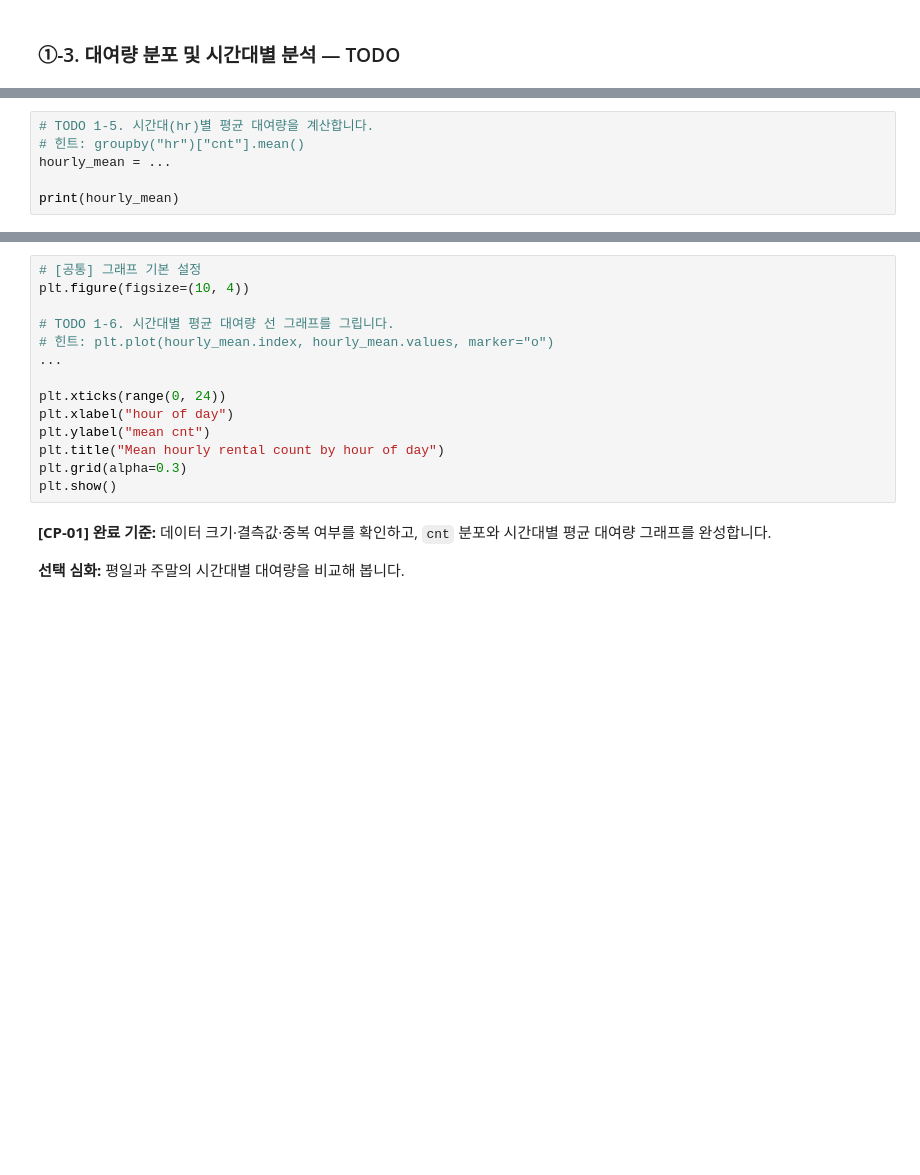
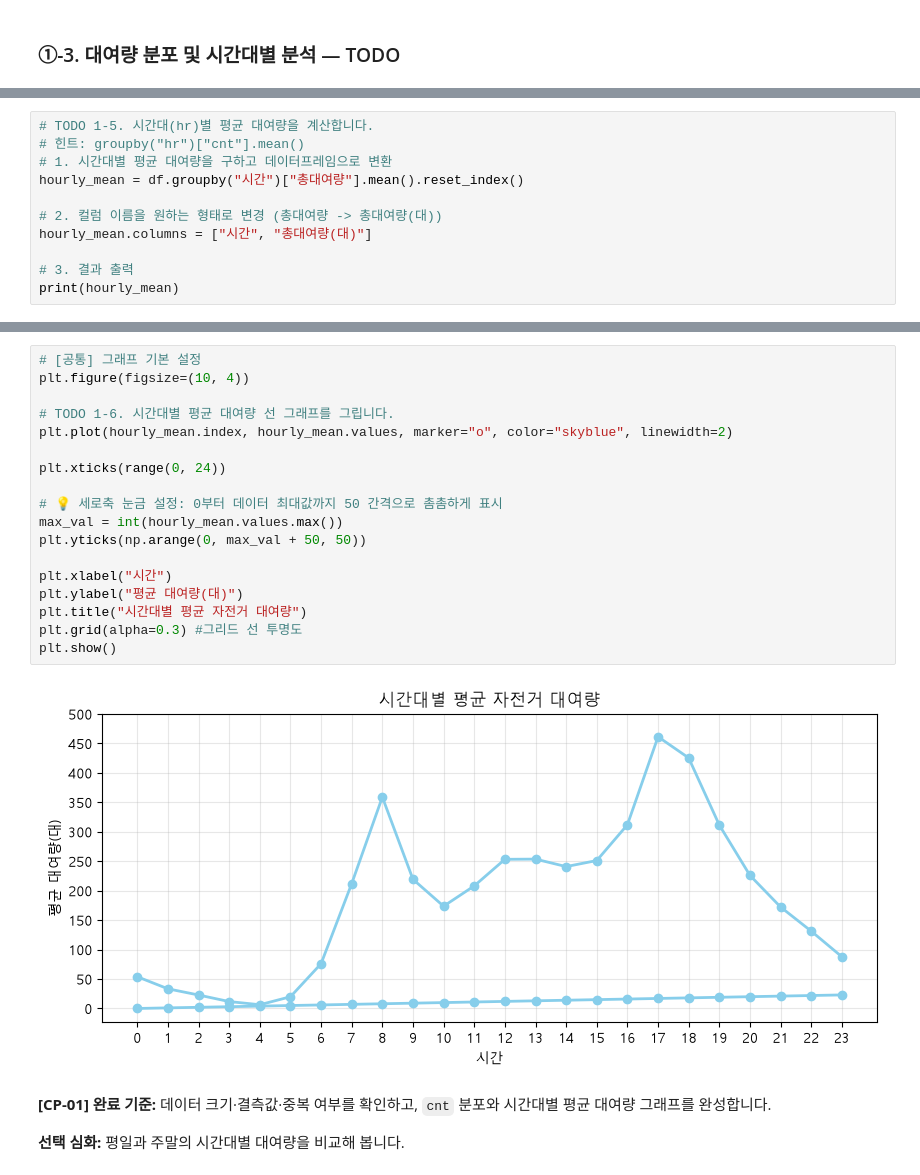
Before and after one commit to iremys/ai-mini-projects, a Jupyter notebook: mini-project-01/code/01_regression_bike_demand.ipynb, the cells around one changed output, grey strips where cells are left out. Cells and saved outputs as stored; diff of their text form; blank space fills up the shorter version.

```diff
--- a/mini-project-01/code/01_regression_bike_demand.ipynb
+++ b/mini-project-01/code/01_regression_bike_demand.ipynb
@@ -194,6 +194,11 @@ plt.show()
 # %%
 # TODO 1-5. 시간대(hr)별 평균 대여량을 계산합니다.
 # 힌트: groupby("hr")["cnt"].mean()
-hourly_mean = ...
+# 1. 시간대별 평균 대여량을 구하고 데이터프레임으로 변환
+hourly_mean = df.groupby("시간")["총대여량"].mean().reset_index()
 
+# 2. 컬럼 이름을 원하는 형태로 변경 (총대여량 -> 총대여량(대))
+hourly_mean.columns = ["시간", "총대여량(대)"]
+
+# 3. 결과 출력
 print(hourly_mean)
@@ -200,17 +223,23 @@ print(hourly_mean)
 # %%
 # [공통] 그래프 기본 설정
 plt.figure(figsize=(10, 4))
 
 # TODO 1-6. 시간대별 평균 대여량 선 그래프를 그립니다.
-# 힌트: plt.plot(hourly_mean.index, hourly_mean.values, marker="o")
-...
+plt.plot(hourly_mean.index, hourly_mean.values, marker="o", color="skyblue", linewidth=2)
 
 plt.xticks(range(0, 24))
-plt.xlabel("hour of day")
-plt.ylabel("mean cnt")
-plt.title("Mean hourly rental count by hour of day")
-plt.grid(alpha=0.3)
+
+# 💡 세로축 눈금 설정: 0부터 데이터 최대값까지 50 간격으로 촘촘하게 표시
+max_val = int(hourly_mean.values.max())
+plt.yticks(np.arange(0, max_val + 50, 50))
+
+plt.xlabel("시간")
+plt.ylabel("평균 대여량(대)")
+plt.title("시간대별 평균 자전거 대여량")
+plt.grid(alpha=0.3) #그리드 선 투명도
 plt.show()
+# %% [output]
+[figure, added]
 # %% [markdown]
 **[CP-01] 완료 기준:** 데이터 크기·결측값·중복 여부를 확인하고, `cnt` 분포와 시간대별 평균 대여량 그래프를 완성합니다.
 
```
Also changed, not shown: parts of 2 cells of this notebook.
